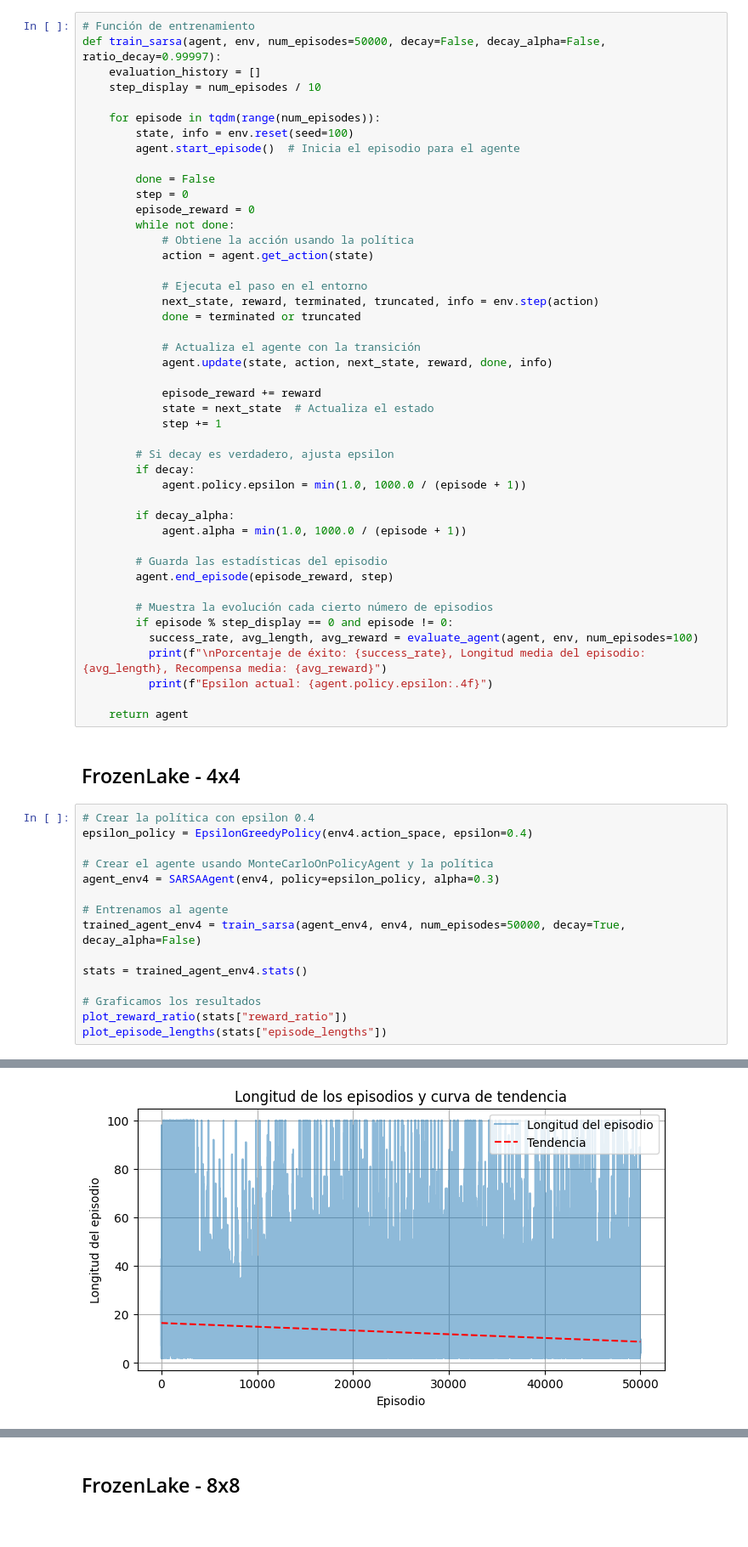
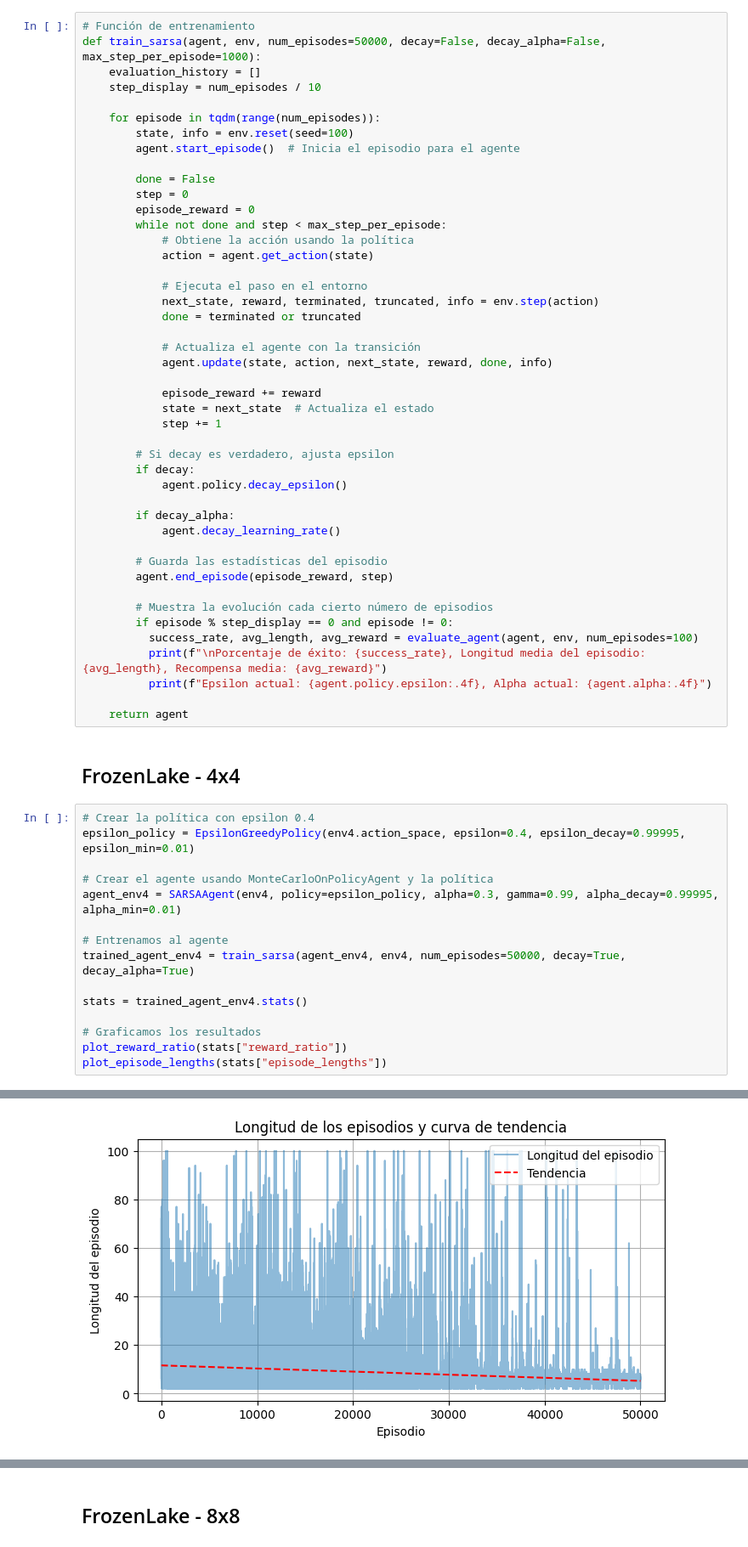
Before and after one commit to Imartinezcuevas/RL_MC_OL, a Jupyter notebook: SARSA.ipynb, the cells around one changed output, grey strips where cells are left out. Shown at 85% size. Cells and saved outputs as stored; diff of their text form.

```diff
--- a/SARSA.ipynb
+++ b/SARSA.ipynb
@@ -129,7 +129,7 @@ def evaluate_agent(agent, env, num_episodes=100):
     return success_rate, avg_episode_length, avg_reward
 # %%
 # Función de entrenamiento
-def train_sarsa(agent, env, num_episodes=50000, decay=False, decay_alpha=False, ratio_decay=0.99997):
+def train_sarsa(agent, env, num_episodes=50000, decay=False, decay_alpha=False, max_step_per_episode=1000):
     evaluation_history = []
     step_display = num_episodes / 10
 
@@ -140,7 +140,7 @@ def train_sarsa(agent, env, num_episodes=50000, decay=False, decay_alpha=False,
         done = False
         step = 0
         episode_reward = 0
-        while not done:
+        while not done and step < max_step_per_episode:
             # Obtiene la acción usando la política
             action = agent.get_action(state)
 
@@ -157,10 +157,10 @@ def train_sarsa(agent, env, num_episodes=50000, decay=False, decay_alpha=False,
 
         # Si decay es verdadero, ajusta epsilon
         if decay:
-            agent.policy.epsilon = min(1.0, 1000.0 / (episode + 1))
+            agent.policy.decay_epsilon()
 
         if decay_alpha:
-            agent.alpha = min(1.0, 1000.0 / (episode + 1))
+            agent.decay_learning_rate()
 
         # Guarda las estadísticas del episodio
         agent.end_episode(episode_reward, step)
@@ -169,20 +169,20 @@ def train_sarsa(agent, env, num_episodes=50000, decay=False, decay_alpha=False,
         if episode % step_display == 0 and episode != 0:
           success_rate, avg_length, avg_reward = evaluate_agent(agent, env, num_episodes=100)
           print(f"\nPorcentaje de éxito: {success_rate}, Longitud media del episodio: {avg_length}, Recompensa media: {avg_reward}")
-          print(f"Epsilon actual: {agent.policy.epsilon:.4f}")
+          print(f"Epsilon actual: {agent.policy.epsilon:.4f}, Alpha actual: {agent.alpha:.4f}")
 
     return agent
 # %% [markdown]
 ## FrozenLake - 4x4
 # %%
 # Crear la política con epsilon 0.4
-epsilon_policy = EpsilonGreedyPolicy(env4.action_space, epsilon=0.4)
+epsilon_policy = EpsilonGreedyPolicy(env4.action_space, epsilon=0.4, epsilon_decay=0.99995, epsilon_min=0.01)
 
 # Crear el agente usando MonteCarloOnPolicyAgent y la política
-agent_env4 = SARSAAgent(env4, policy=epsilon_policy, alpha=0.3)
+agent_env4 = SARSAAgent(env4, policy=epsilon_policy, alpha=0.3, gamma=0.99, alpha_decay=0.99995, alpha_min=0.01)
 
 # Entrenamos al agente
-trained_agent_env4 = train_sarsa(agent_env4, env4, num_episodes=50000, decay=True, decay_alpha=False)
+trained_agent_env4 = train_sarsa(agent_env4, env4, num_episodes=50000, decay=True, decay_alpha=True)
 
 stats = trained_agent_env4.stats()
 
@@ -212 +212 @@ Epsilon actual: 0.0964
-[figure, old version]
+[figure, new version]
```
Also changed, not shown: parts of 8 cells of this notebook.
